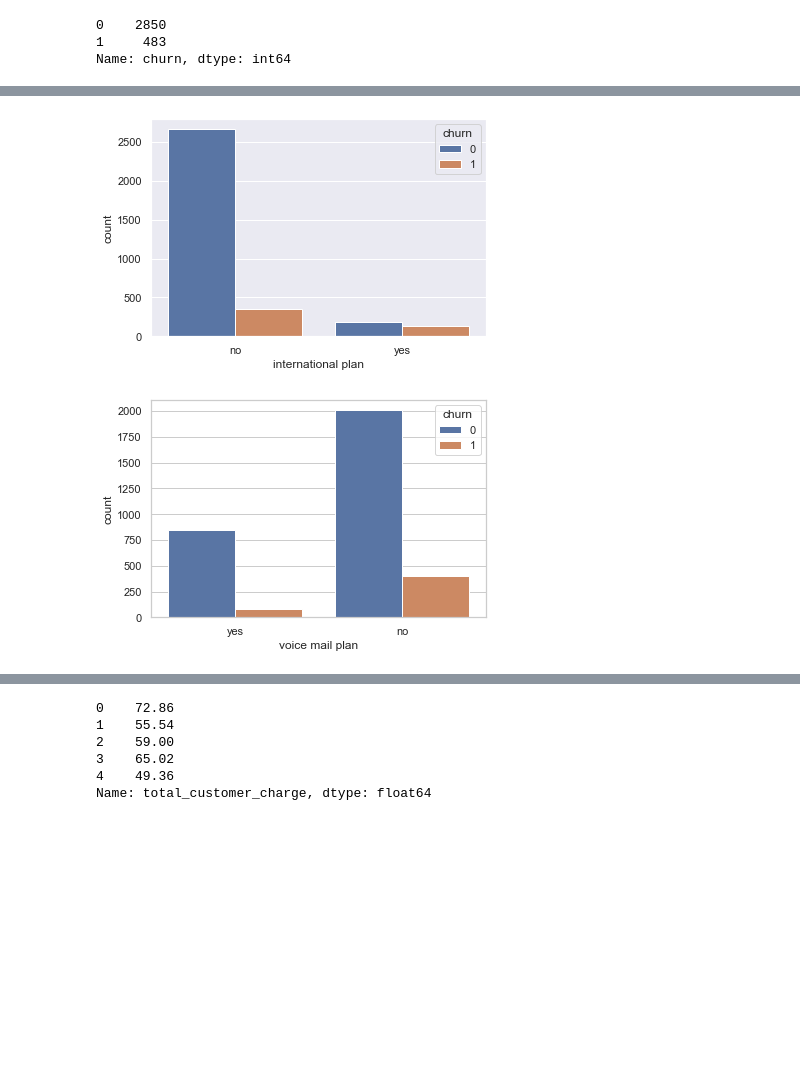
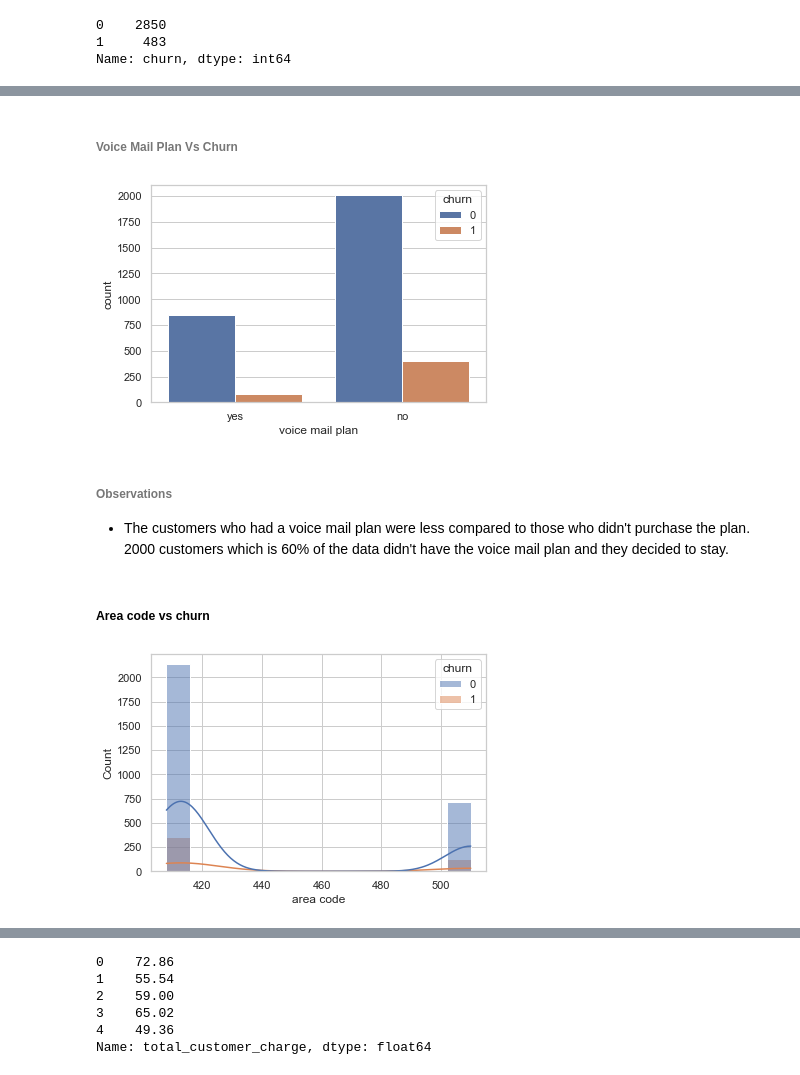
Before and after one commit to warigiasue89/Phase_III_project, a Jupyter notebook: Telecom.ipynb, the cells around one changed output, grey strips where cells are left out. Saved outputs shown, nothing was run; the diff lists cells and outputs as text; code cells hidden in the pictures; blank space fills up the shorter version.

```diff
--- a/Telecom.ipynb
+++ b/Telecom.ipynb
@@ -261,10 +280,20 @@ df.head()
+# %% [markdown]
+   ###### Voice Mail Plan Vs Churn
 # %%
-sns.set_theme(style = 'darkgrid')
-ax = sns.countplot(x='international plan', hue = 'churn', data=df);
+#visualizaion of Voice mail vs churn
+sns.set_theme(style = 'whitegrid')
+ax = sns.countplot(x='voice mail plan', hue = 'churn', data=df)
 # %% [output]
-[figure, old version]
+[figure, new version]
+# %% [markdown]
+###### Observations
+
+ - The customers who had a voice mail plan were less compared to those who didn't purchase the plan.  2000 customers which is 60% of the data didn't have the voice mail plan and they decided to stay.
+# %% [markdown]
+##### Area code vs churn
 # %%
+# Checking the distribution of area code vs churn
 sns.set_theme(style = 'whitegrid')
-ax = sns.countplot(x='voice mail plan', hue = 'churn', data=df)
+ax = sns.histplot(x='area code',kde=True, hue = 'churn', data=df)
 # %% [output]
-[figure, old version]
+[figure, new version]
```
Also changed, not shown: parts of 83 cells of this notebook, 6 other files.
